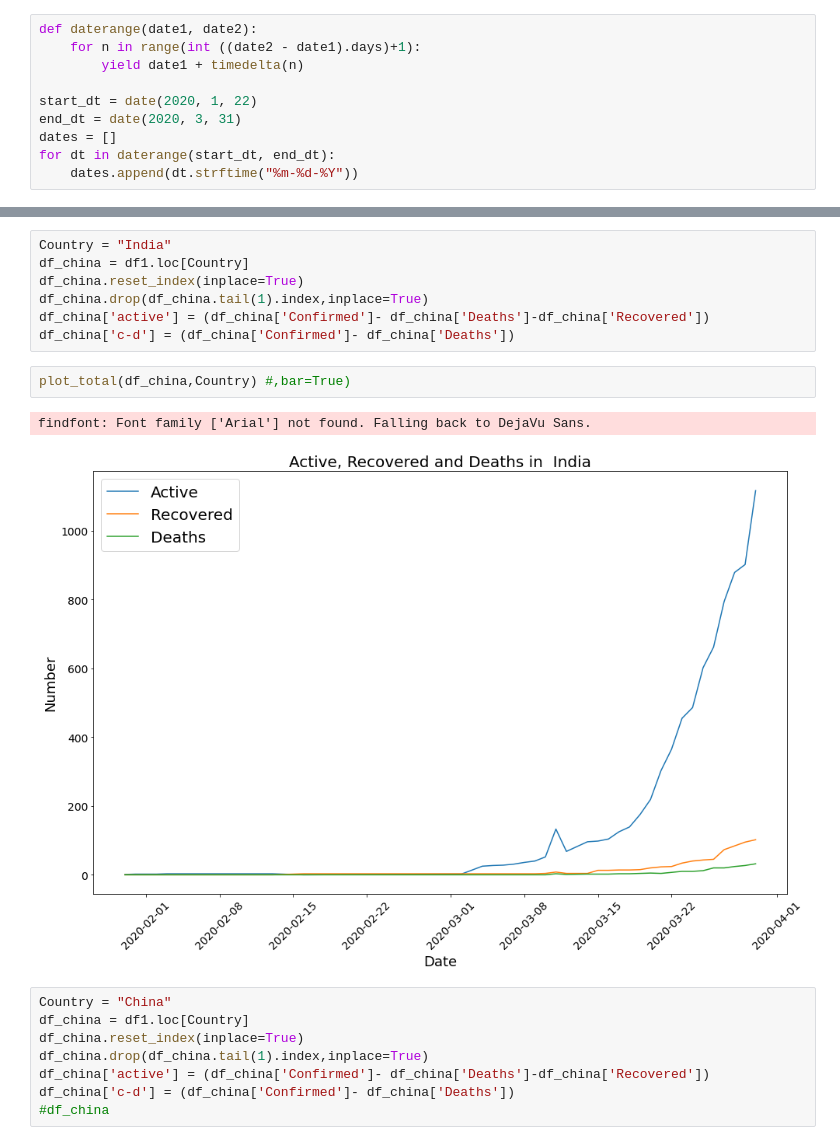
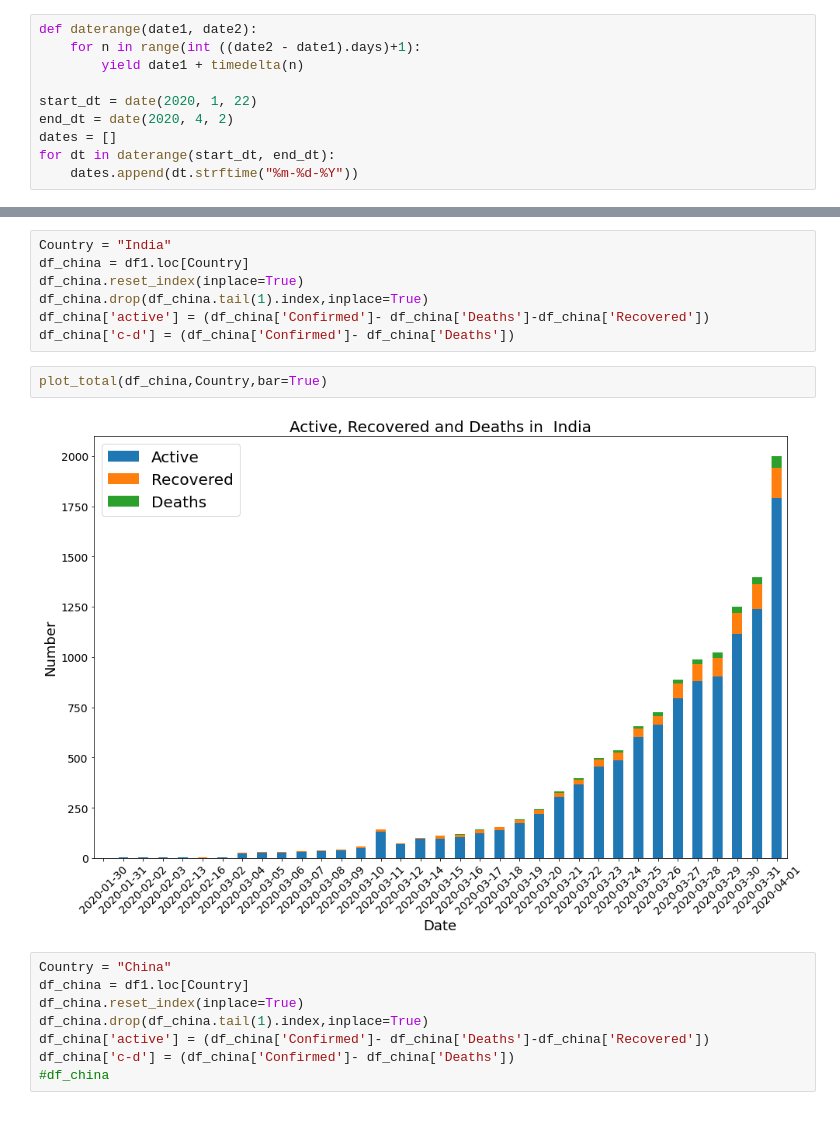
Before and after one commit to amita-kapoor/COVID-2020, a Jupyter notebook: Prediction_Covid_19_WorldWide.ipynb, the cells around one changed output, grey strips where cells are left out. Saved outputs shown, nothing was run; the diff lists cells and outputs as text.

```diff
--- a/Prediction_Covid_19_WorldWide.ipynb
+++ b/Prediction_Covid_19_WorldWide.ipynb
@@ -44,7 +44,7 @@ def daterange(date1, date2):
         yield date1 + timedelta(n)
 
 start_dt = date(2020, 1, 22)
-end_dt = date(2020, 3, 31)
+end_dt = date(2020, 4, 2)
 dates = []
 for dt in daterange(start_dt, end_dt):
     dates.append(dt.strftime("%m-%d-%Y"))
@@ -576,10 +595,9 @@ df_china.drop(df_china.tail(1).index,inplace=True)
 df_china['active'] = (df_china['Confirmed']- df_china['Deaths']-df_china['Recovered'])
 df_china['c-d'] = (df_china['Confirmed']- df_china['Deaths'])
 # %%
-plot_total(df_china,Country) #,bar=True)
+plot_total(df_china,Country,bar=True)
 # %% [output]
-findfont: Font family ['Arial'] not found. Falling back to DejaVu Sans.
-[figure, old version]
+[figure, new version]
 # %%
 Country = "China"
 df_china = df1.loc[Country]
```
Also changed, not shown: parts of 19 cells of this notebook.
